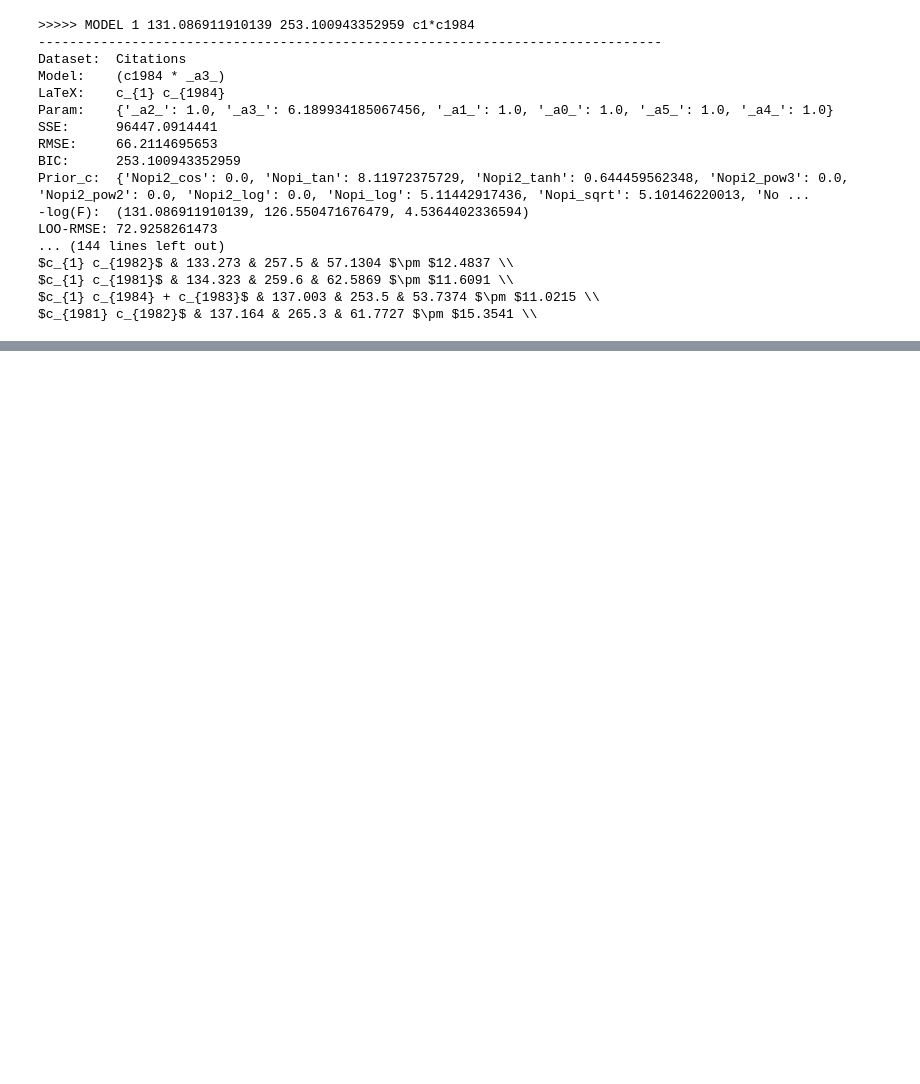
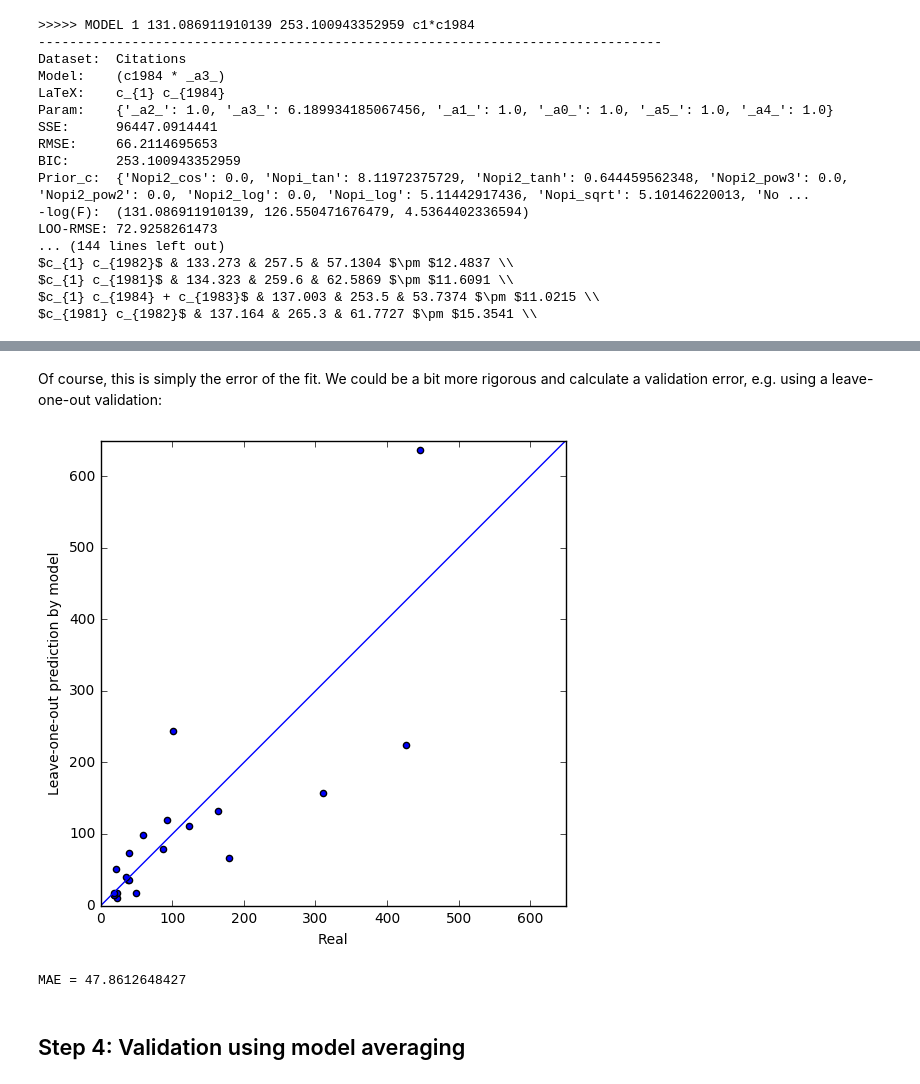
Before and after one commit to AutoResearch/autora, a Jupyter notebook: Validation/Tutorial.ipynb, the cells around one changed output, grey strips where cells are left out. Saved outputs shown, nothing was run; the diff lists cells and outputs as text; code cells hidden in the pictures; blank space fills up the shorter version.

```diff
--- a/Validation/Tutorial.ipynb
+++ b/Validation/Tutorial.ipynb
@@ -116,0 +175,30 @@ $c_{1981} c_{1982}$ & 137.164 & 265.3 & 61.7727 $\pm $15.3541 \\
+# %% [markdown]
+Of course, this is simply the error of the fit. We could be a bit more rigorous and calculate a validation error, e.g. using a leave-one-out validation:
+# %%
+from sklearn.model_selection import LeaveOneOut
+
+# Leave-one-out cross-validation
+ypred = []
+loo = LeaveOneOut()
+for tr, te in loo.split(range(len(x))):
+    xtr, ytr = x.iloc[tr], y.iloc[tr]
+    xte, yte = x.iloc[te], y.iloc[te]
+    f = Tree(x=xtr, y=ytr, from_string='(c1984 ** _a0_)')
+    f.get_sse(fit=True)
+    ypred += list(f.predict(xte))
+
+# Show the predictions
+plt.figure(figsize=(6, 6))
+plt.scatter(y, ypred)
+plt.plot([0, 650], [0, 650])
+plt.xlabel('Real')
+plt.ylabel('Leave-one-out prediction by model')
+plt.xlim(0, 650)
+plt.ylim(0, 650)
+plt.show()
+print 'MAE =', mean(abs(y - ypred))
+# %% [output]
+[figure, added]
+MAE = 47.8612648427
+# %% [markdown]
+## Step 4: Validation using model averaging
```
Also changed, not shown: parts of 12 cells of this notebook.
